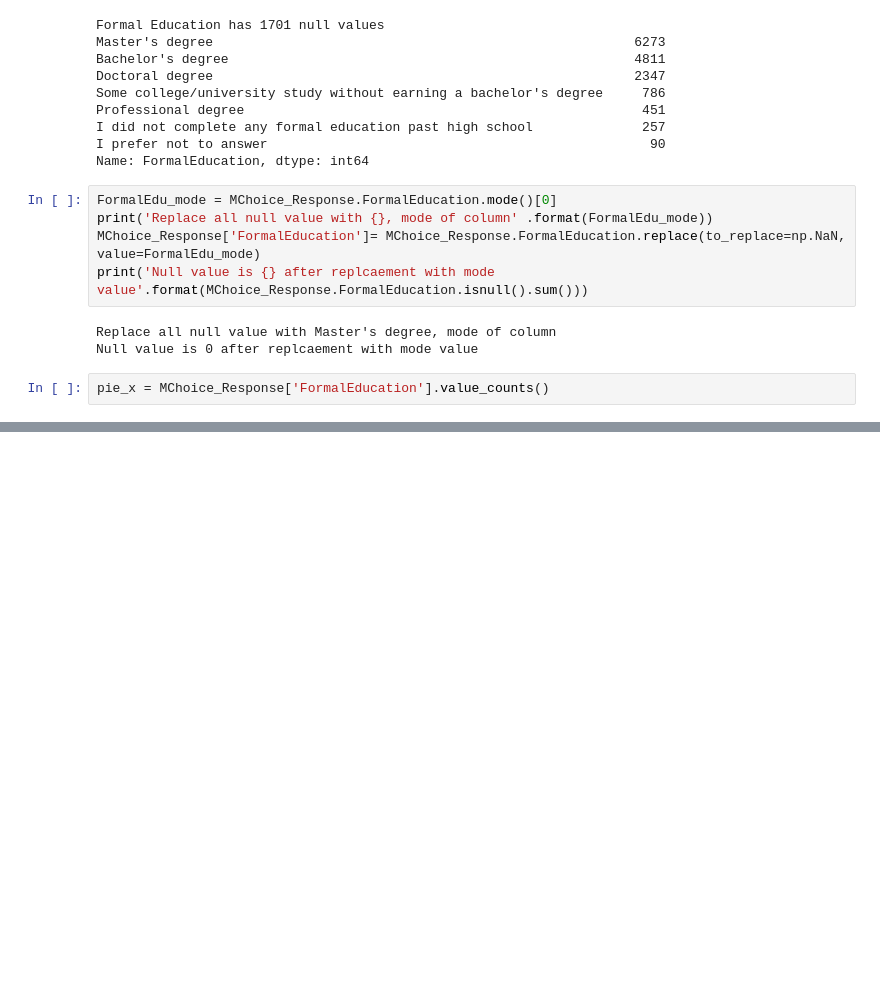
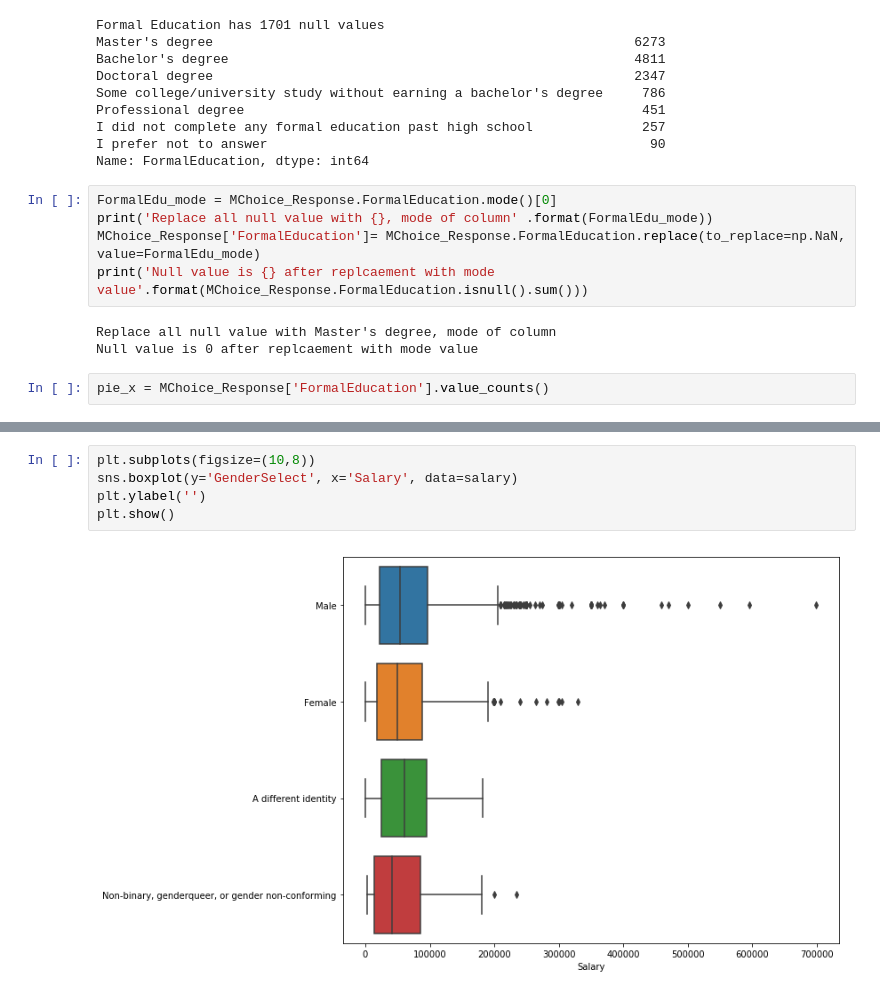
Before and after one commit to ArshadKhurshid/DataScience-Survey, a Jupyter notebook: ML_Kaggle_DS_Survey.ipynb, the cells around one changed output, grey strips where cells are left out. Cells and saved outputs as stored; diff of their text form; blank space fills up the shorter version.

Commit message:
chore: Add Age and gender evaluation

```diff
--- a/ML_Kaggle_DS_Survey.ipynb
+++ b/ML_Kaggle_DS_Survey.ipynb
@@ -210,0 +246,7 @@ plt.show()
+# %%
+plt.subplots(figsize=(10,8))
+sns.boxplot(y='GenderSelect', x='Salary', data=salary)
+plt.ylabel('')
+plt.show()
+# %% [output]
+[figure, added]
```
Also changed, not shown: parts of 6 cells of this notebook.
